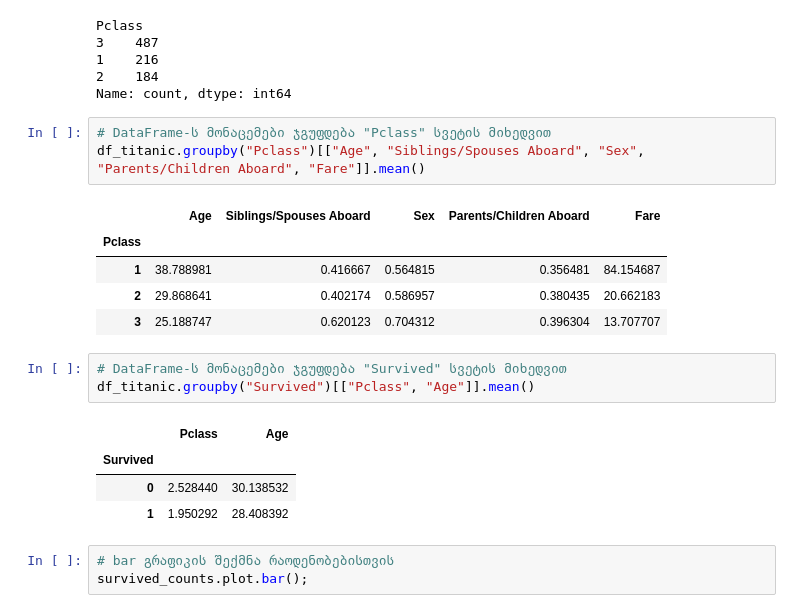
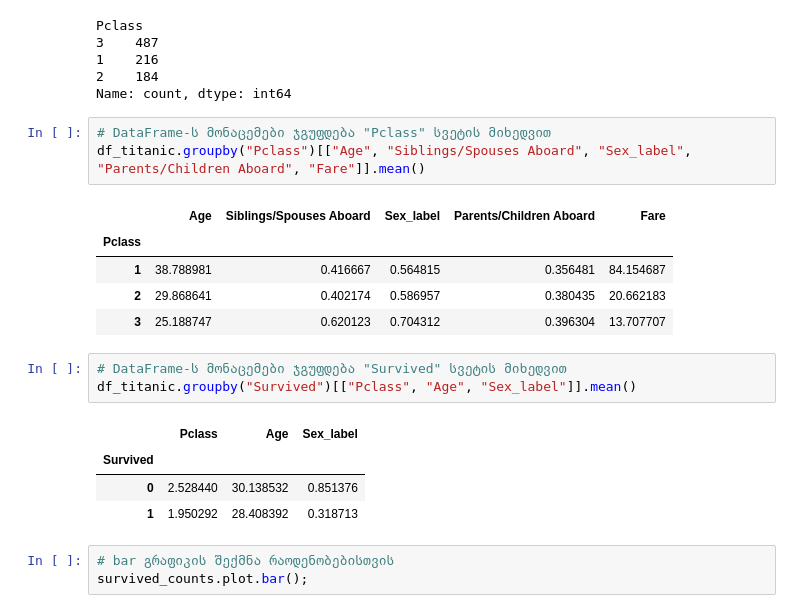
Before and after one commit to tepna/ds-course-materials, a Jupyter notebook: notebooks/lectures/l9_exploratory_data_analysis.ipynb, the cells around one changed output. Cells and saved outputs as stored; diff of their text form.

```diff
--- a/notebooks/lectures/l9_exploratory_data_analysis.ipynb
+++ b/notebooks/lectures/l9_exploratory_data_analysis.ipynb
@@ -485,21 +485,21 @@ Pclass
 Name: count, dtype: int64
 # %%
 # DataFrame-ს მონაცემები ჯგუფდება "Pclass" სვეტის მიხედვით
-df_titanic.groupby("Pclass")[["Age", "Siblings/Spouses Aboard", "Sex", "Parents/Children Aboard", "Fare"]].mean()
+df_titanic.groupby("Pclass")[["Age", "Siblings/Spouses Aboard", "Sex_label", "Parents/Children Aboard", "Fare"]].mean()
 # %% [output]
-|  | Age | Siblings/Spouses Aboard | Sex | Parents/Children Aboard | Fare |
+|  | Age | Siblings/Spouses Aboard | Sex_label | Parents/Children Aboard | Fare |
 | Pclass |  |  |  |  |  |
 | 1 | 38.788981 | 0.416667 | 0.564815 | 0.356481 | 84.154687 |
 | 2 | 29.868641 | 0.402174 | 0.586957 | 0.380435 | 20.662183 |
 | 3 | 25.188747 | 0.620123 | 0.704312 | 0.396304 | 13.707707 |
 # %%
 # DataFrame-ს მონაცემები ჯგუფდება "Survived" სვეტის მიხედვით
-df_titanic.groupby("Survived")[["Pclass", "Age"]].mean()
+df_titanic.groupby("Survived")[["Pclass", "Age", "Sex_label"]].mean()
 # %% [output]
-|  | Pclass | Age |
-| Survived |  |  |
-| 0 | 2.528440 | 30.138532 |
-| 1 | 1.950292 | 28.408392 |
+|  | Pclass | Age | Sex_label |
+| Survived |  |  |  |
+| 0 | 2.528440 | 30.138532 | 0.851376 |
+| 1 | 1.950292 | 28.408392 | 0.318713 |
 # %%
 # bar გრაფიკის შექმნა რაოდენობებისთვის
 survived_counts.plot.bar();
```
Also changed, not shown: parts of 11 cells of this notebook.
